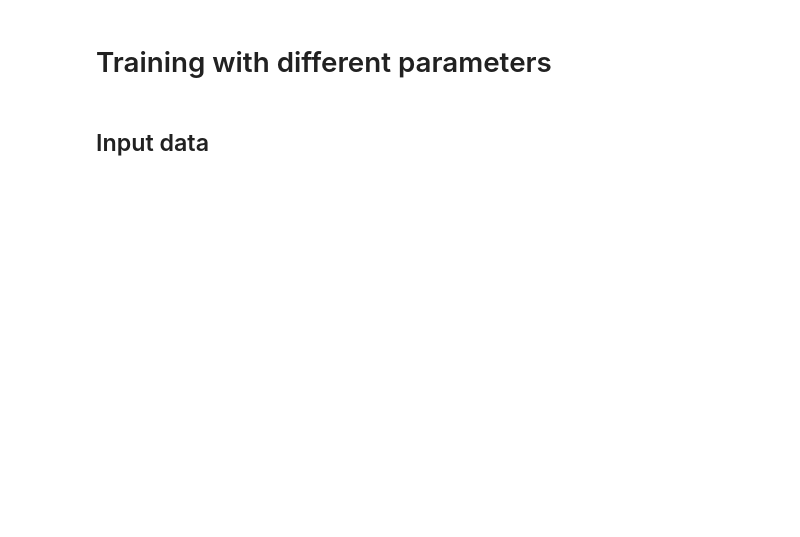
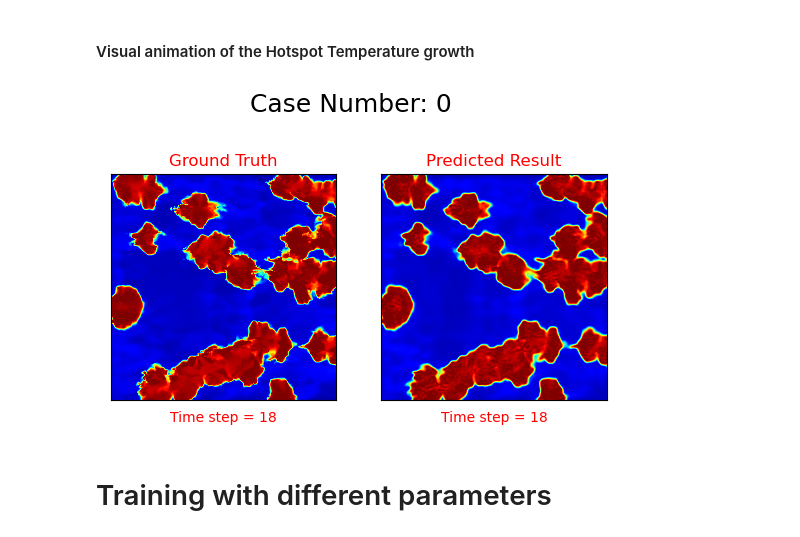
Before and after one commit to baeklab/parc, a Jupyter notebook: demos/modularized.ipynb, the cells around one changed output. Drawn from its saved outputs; the diff is of its cells as text; code cells hidden in the pictures; blank space fills up the shorter version.

```diff
--- a/demos/modularized.ipynb
+++ b/demos/modularized.ipynb
@@ -178,4 +212,10 @@ No artists with labels found to put in legend.  Note that artists whose label st
+# %% [markdown]
+#### Visual animation of the Hotspot Temperature growth
+# %%
+# Saves a video clip with the animated visualization of the growth of hotspot temperature/pressure
+case = 0
+graphs.animation_graph(Temp_gt, Temp_pred, case, norm_T_min, norm_T_max)
+# %% [output]
+[figure, added]
 # %% [markdown]
 # Training with different parameters
-# %% [markdown]
-## Input data
```
Also changed, not shown: parts of 86 cells of this notebook, 4 other files.
